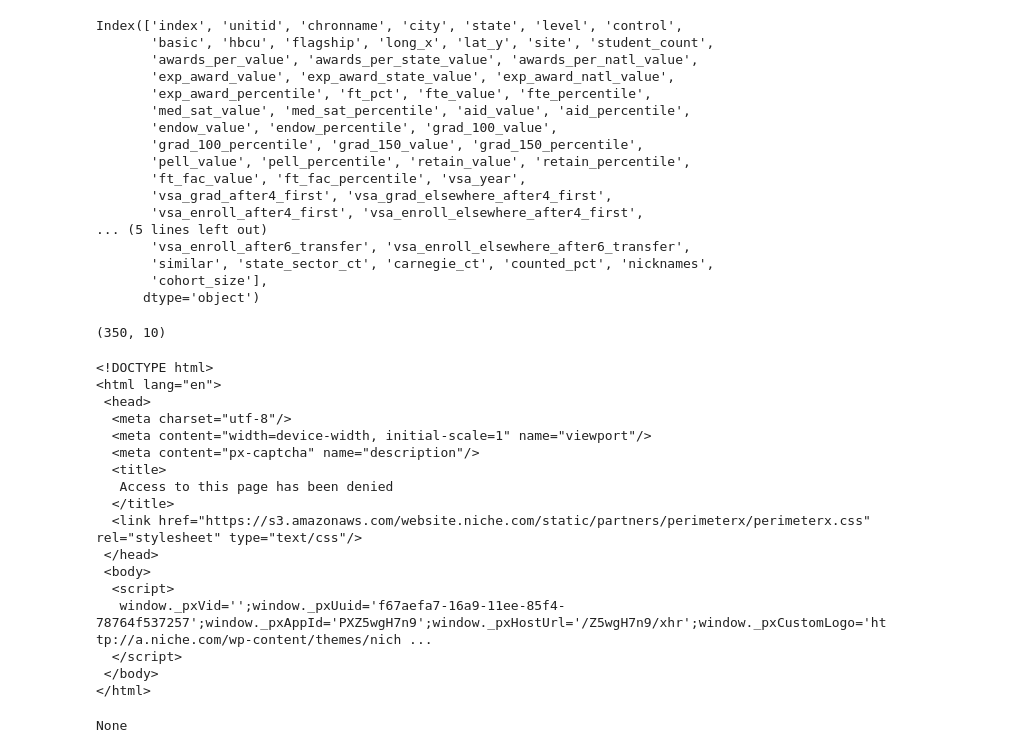
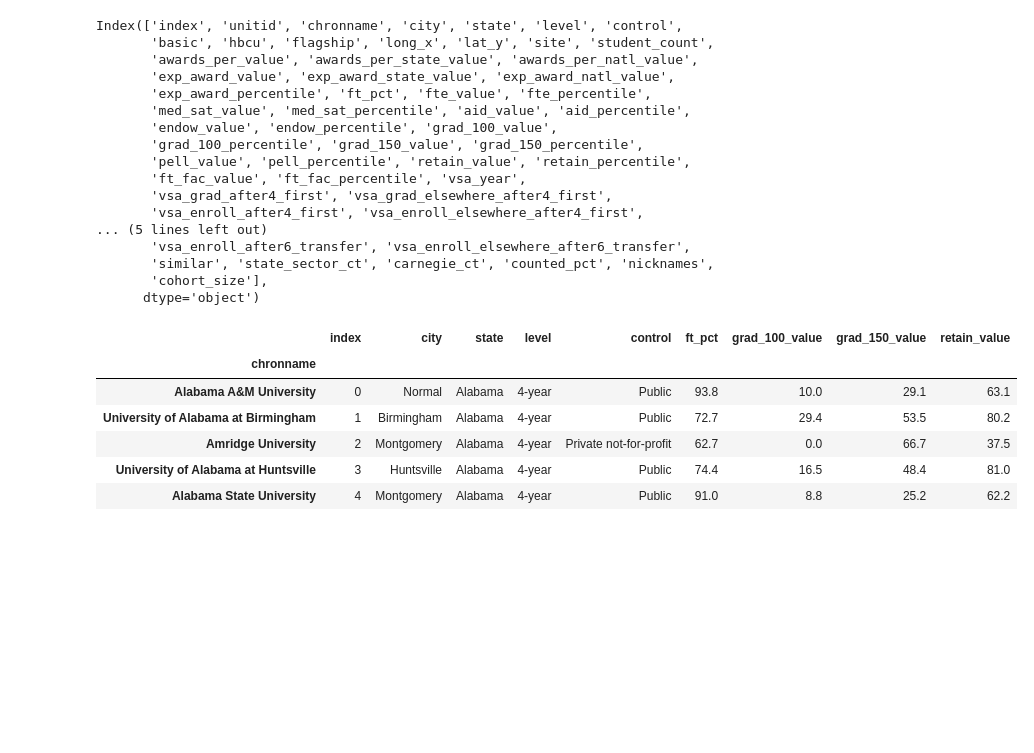
Before and after one commit to adam-peters/SummerResearch, a Jupyter notebook: college_selectiveness_analysis.ipynb, the cells around one changed output. Saved outputs shown, nothing was run; the diff lists cells and outputs as text; code cells hidden in the pictures; blank space fills up the shorter version.

```diff
--- a/college_selectiveness_analysis.ipynb
+++ b/college_selectiveness_analysis.ipynb
@@ -118,36 +118,14 @@ Index(['index', 'unitid', 'chronname', 'city', 'state', 'level', 'control',
 # %%
 features = ['index', 'chronname', 'city', 'state', 'level', 'control',
             'ft_pct', 'grad_100_value', 'grad_150_value','retain_value', ]
 college_data_2 = college_data_2[features]
+college_data_2.set_index("chronname", inplace=True)
+college_data_2.head()
+# %% [output]
+|  | index | city | state | level | control | ft_pct | grad_100_value | grad_150_value | retain_value |
+| chronname |  |  |  |  |  |  |  |  |  |
+| Alabama A&M University | 0 | Normal | Alabama | 4-year | Public | 93.8 | 10.0 | 29.1 | 63.1 |
+| University of Alabama at Birmingham | 1 | Birmingham | Alabama | 4-year | Public | 72.7 | 29.4 | 53.5 | 80.2 |
+| Amridge University | 2 | Montgomery | Alabama | 4-year | Private not-for-profit | 62.7 | 0.0 | 66.7 | 37.5 |
+| University of Alabama at Huntsville | 3 | Huntsville | Alabama | 4-year | Public | 74.4 | 16.5 | 48.4 | 81.0 |
+| Alabama State University | 4 | Montgomery | Alabama | 4-year | Public | 91.0 | 8.8 | 25.2 | 62.2 |
-# %%
-cali_colleges = college_data_2[college_data_2["state"] == "California"]
-cali_colleges.shape
-# %% [output]
-(350, 10)
-# %%
-html_text = requests.get('https://www.niche.com/colleges/california-baptist-university/').text
-soup = BeautifulSoup(html_text, 'lxml')
-print(soup.prettify())
-# %% [output]
-<!DOCTYPE html>
-<html lang="en">
- <head>
-  <meta charset="utf-8"/>
-  <meta content="width=device-width, initial-scale=1" name="viewport"/>
-  <meta content="px-captcha" name="description"/>
-  <title>
-   Access to this page has been denied
-  </title>
-  <link href="https://s3.amazonaws.com/website.niche.com/static/partners/perimeterx/perimeterx.css" rel="stylesheet" type="text/css"/>
- </head>
- <body>
-  <script>
-   window._pxVid='';window._pxUuid='f67aefa7-16a9-11ee-85f4-78764f537257';window._pxAppId='PXZ5wgH7n9';window._pxHostUrl='/Z5wgH7n9/xhr';window._pxCustomLogo='http://a.niche.com/wp-content/themes/nich ...
-  </script>
- </body>
-</html>
-# %%
-acc_rate = soup.find('div', class_='Z0LcW t2b5Cf')
-print(acc_rate)
-# %% [output]
-None
```
Also changed, not shown: parts of 8 cells of this notebook, 2 other files.
